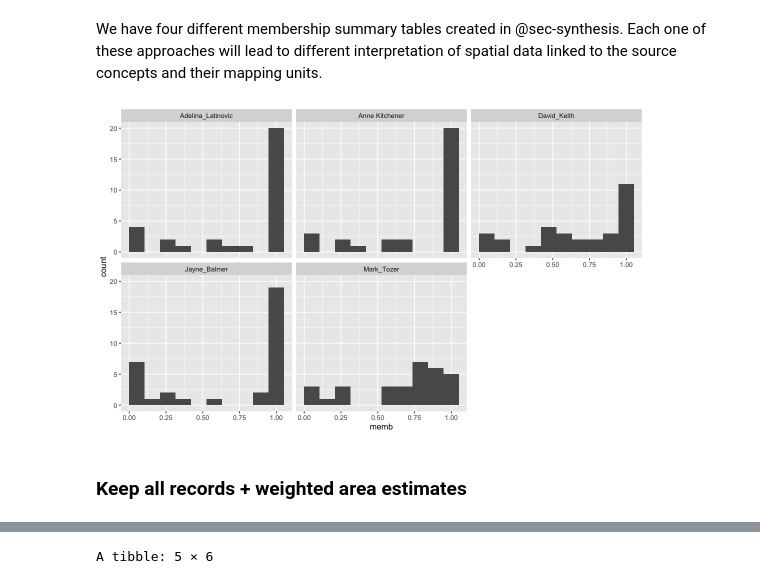
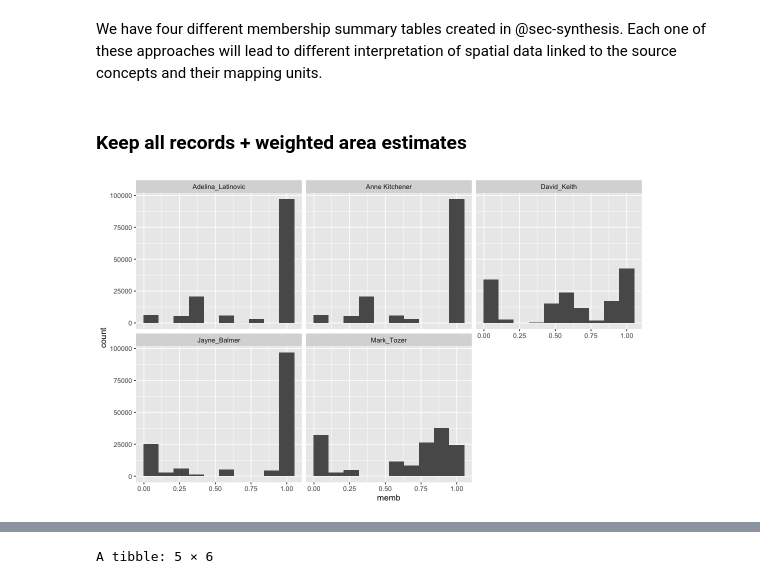
Before and after one commit to Ecosystem-Indicators-Workflows/TASVEG-XREF, a Jupyter notebook: synthesis/area-summaries.ipynb, the cells around one changed output, grey strips where cells are left out. Cells and saved outputs as stored; diff of their text form; code cells hidden in the pictures.

Commit message:
Update area summaries

```diff
--- a/synthesis/area-summaries.ipynb
+++ b/synthesis/area-summaries.ipynb
@@ -35,24 +36,17 @@ TASVEG_areas <- TASVEG_xy |>
     st_drop_geometry()
 # %% [markdown]
 We have four different membership summary tables created in @sec-synthesis. Each one of these approaches will lead to different interpretation of spatial data linked to the source concepts and their mapping units.
-# %%
-TASVEG_revised |>
-    filter(EFG == "T2.5") |>
-    ggplot() +
-    geom_histogram(aes(x=memb), bins=10) +
-    facet_wrap(~expert)
-# %% [output]
-[figure, old version]
 # %% [markdown]
 ### Keep all records + weighted area estimates
 # %%
 EFG_memb_exp_areas <- TASVEG_areas |>
     left_join(TASVEG_revised, by = "VEGCODE", relationship = "many-to-many") |>
-    mutate(EFG = coalesce(EFG,"!XREF")) |>
-    summarise(
-        nr_VEGCODE = n_distinct(VEGCODE),
-        mean_memb = mean(memb),
-        area_total = set_units(sum(area),'km2') ,
-        area_weighted = set_units(sum(area * memb),'km2') ,
-          .by=c(expert, EFG)) |>
-    filter(!is.na(area_total))
+    mutate(EFG = coalesce(EFG,"!XREF"))
+# %%
+EFG_memb_exp_areas |>
+    filter(EFG == "T2.5") |>
+    ggplot() +
+    geom_histogram(aes(x=memb), bins=10) +
+    facet_wrap(~expert)
+# %% [output]
+[figure, new version]
```
Also changed, not shown: parts of 4 cells of this notebook.
